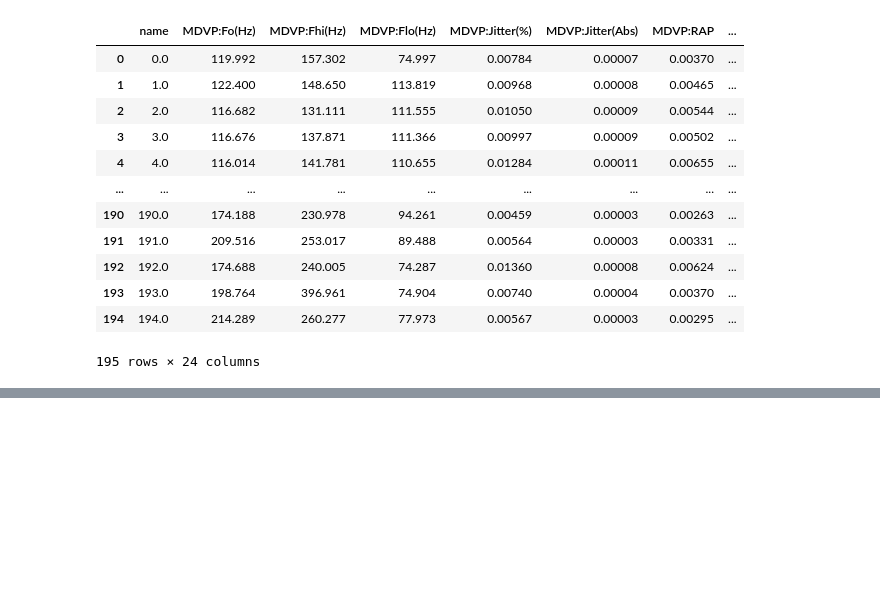
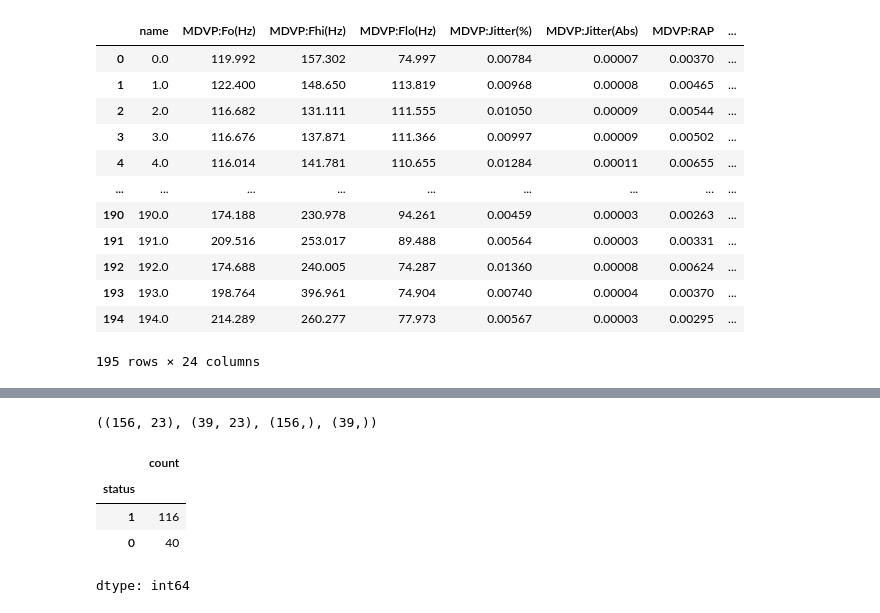
Before and after one commit to Durgadevi3105/Multiple_disease, a Jupyter notebook: mini_project2.ipynb, the cells around one changed output, grey strips where cells are left out. Saved outputs shown, nothing was run; the diff lists cells and outputs as text; code cells hidden in the pictures; blank space fills up the shorter version.

```diff
--- a/mini_project2.ipynb
+++ b/mini_project2.ipynb
@@ -200,6 +199,3 @@ df
 | 193 | 193.0 | 198.764 | 396.961 | 74.904 | 0.00740 | 0.00004 | 0.00370 | ... |
 | 194 | 194.0 | 214.289 | 260.277 | 77.973 | 0.00567 | 0.00003 | 0.00295 | ... |
 195 rows × 24 columns
-# %%
-y=df['status']
-x=df.drop('status',axis=1)
@@ -206,4 +225,14 @@ x=df.drop('status',axis=1)
 # %%
 from sklearn.model_selection import train_test_split
 x_train,x_test,y_train,y_test=train_test_split(x,y,test_size=0.2)
-from sklearn.metrics import confusion_matrix,accuracy_score,classification_report
+x_train.shape,x_test.shape,y_train.shape,y_test.shape
+# %% [output]
+((156, 23), (39, 23), (156,), (39,))
+# %%
+y_train.value_counts()
+# %% [output]
+|  | count |
+| status |  |
+| 1 | 116 |
+| 0 | 40 |
+dtype: int64
```
Also changed, not shown: parts of 15 cells of this notebook.
